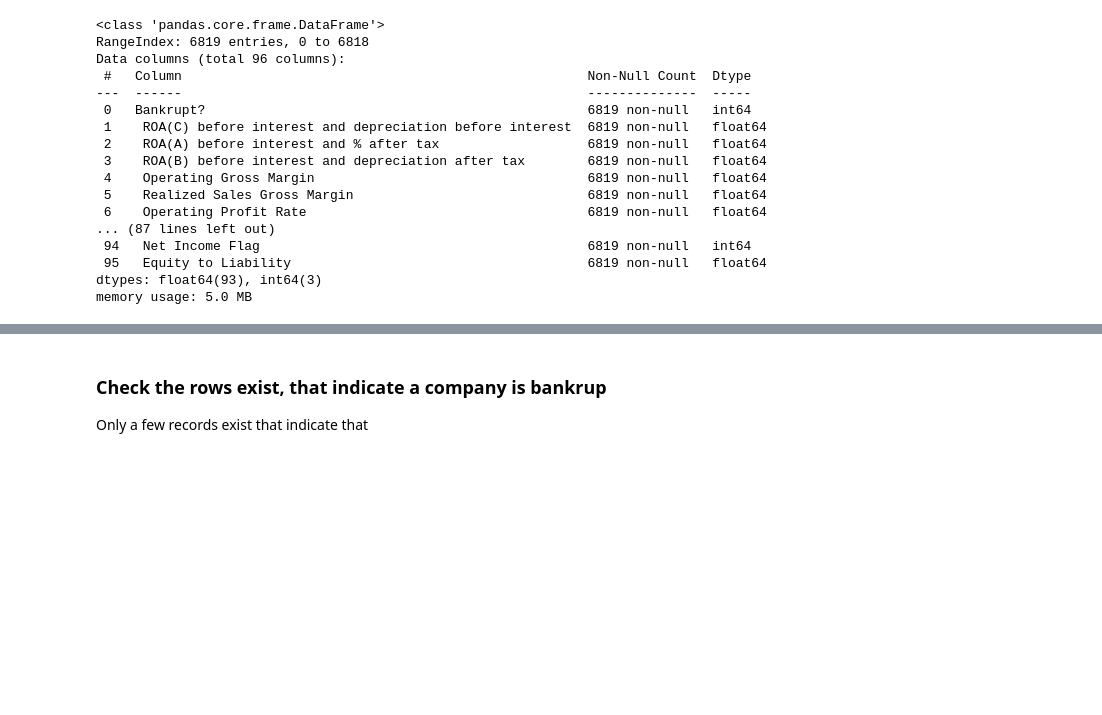
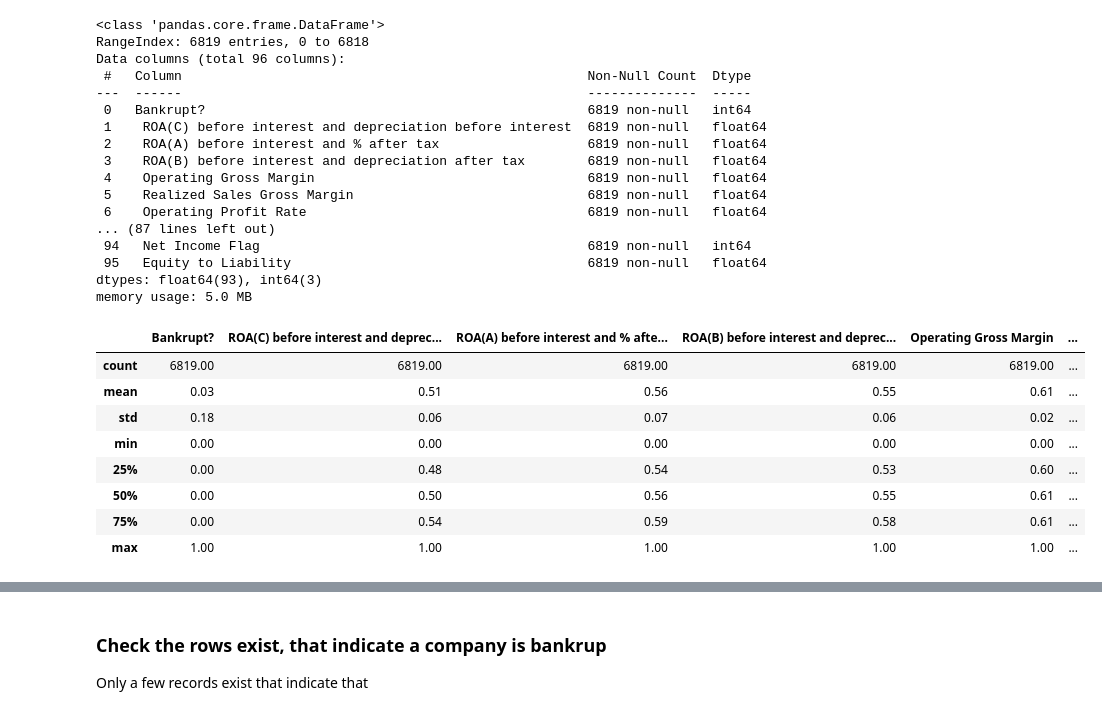
Before and after one commit to spros1/TaiwaneseBankruptcyPrediction, a Jupyter notebook: TaiwaneseBankruptcyPrediction.ipynb, the cells around one changed output, grey strips where cells are left out. Drawn from its saved outputs; the diff is of its cells as text; code cells hidden in the pictures; blank space fills up the shorter version.

```diff
--- a/TaiwaneseBankruptcyPrediction.ipynb
+++ b/TaiwaneseBankruptcyPrediction.ipynb
@@ -56,3 +60,16 @@ Data columns (total 96 columns):
  95   Equity to Liability                                      6819 non-null   float64
 dtypes: float64(93), int64(3)
 memory usage: 5.0 MB
+# %%
+# ckeck statistics
+df.describe()
+# %% [output]
+|  | Bankrupt? | ROA(C) before interest and deprec... | ROA(A) before interest and % afte... | ROA(B) before interest and deprec... | Operating Gross Margin | ... |
+| count | 6819.00 | 6819.00 | 6819.00 | 6819.00 | 6819.00 | ... |
+| mean | 0.03 | 0.51 | 0.56 | 0.55 | 0.61 | ... |
+| std | 0.18 | 0.06 | 0.07 | 0.06 | 0.02 | ... |
+| min | 0.00 | 0.00 | 0.00 | 0.00 | 0.00 | ... |
+| 25% | 0.00 | 0.48 | 0.54 | 0.53 | 0.60 | ... |
+| 50% | 0.00 | 0.50 | 0.56 | 0.55 | 0.61 | ... |
+| 75% | 0.00 | 0.54 | 0.59 | 0.58 | 0.61 | ... |
+| max | 1.00 | 1.00 | 1.00 | 1.00 | 1.00 | ... |
```
Also changed, not shown: parts of 6 cells of this notebook.
